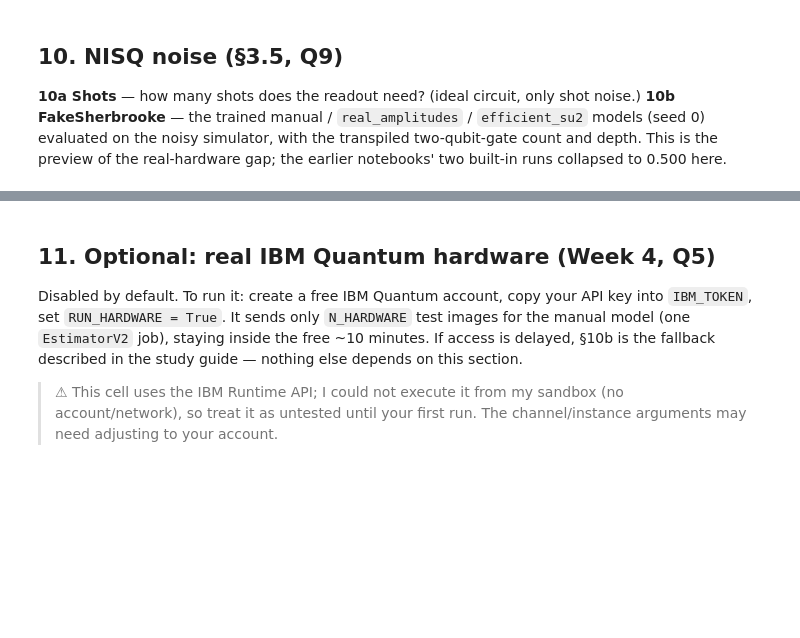
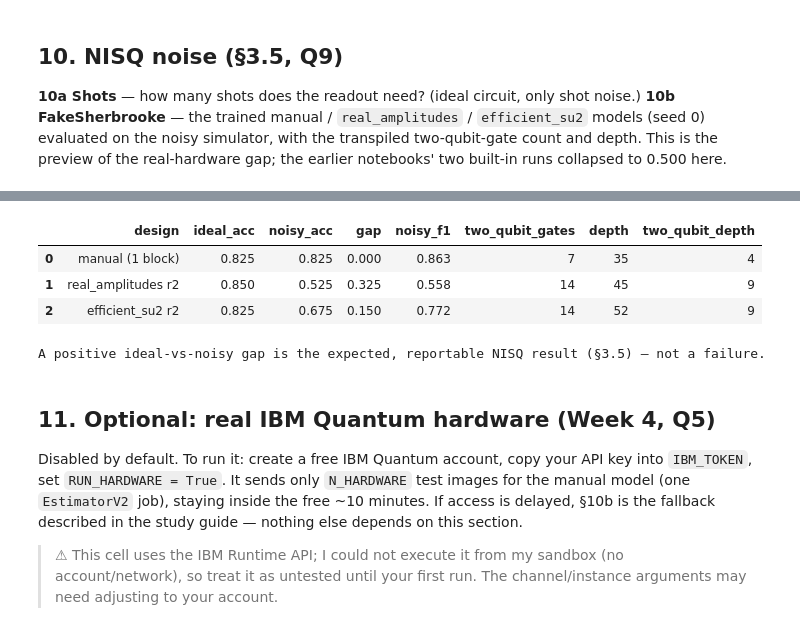
Before and after one commit to nirmal-a-r/hybrid-variational-quantum-classifier, a Jupyter notebook: HVQC_full_project.ipynb, the cells around one changed output, grey strips where cells are left out. Drawn from its saved outputs; the diff is of its cells as text; code cells hidden in the pictures; blank space fills up the shorter version.

```diff
--- a/HVQC_full_project.ipynb
+++ b/HVQC_full_project.ipynb
@@ -479,20 +575,28 @@ display(pd.DataFrame(rows).round(4))
 # %%
 # ---- 10b FakeSherbrooke ----
 backend = FakeSherbrooke(); noisy_sim = AerSimulator.from_backend(backend)
 rows = []; NOISY_Z = {}
 for name in ["manual (1 block)", "real_amplitudes r2", "efficient_su2 r2"]:
     ops, ro = DESIGNS[name]; r = RUNS[(name, "cnn", sd)]
     qc_, obs_ = build_circuit(ops), build_observable(ro)
     tq = transpile(qc_, noisy_sim, optimization_level=1, seed_transpiler=1); ob_t = obs_.apply_layout(tq.layout)
-    est = AerEstimator.from_backend(noisy_sim); est.options.default_shots = SHOTS_NOISY
-    z_noisy = np.array([x.data.evs for x in est.run([(tq, ob_t, list(a) + list(r["theta"])) for a in r["ang_te"][sel]]).result()])
+    est = AerEstimator.from_backend(noisy_sim);
+    z_noisy = np.array([x.data.evs for x in est.run(
+            [(tq, ob_t, list(a) + list(r["theta"])) for a in r["ang_te"][sel]],
+            precision=1/np.sqrt(SHOTS_NOISY)).result()])
     NOISY_Z[name] = z_noisy
     ideal = metrics(y_sel, r["z_te"][sel]); noisy = metrics(y_sel, z_noisy)
     ops_count = tq.count_ops()
     rows.append(dict(design=name, ideal_acc=ideal["acc"], noisy_acc=noisy["acc"], gap=ideal["acc"] - noisy["acc"], noisy_f1=noisy["f1"],
                      two_qubit_gates=ops_count.get("ecr", 0) + ops_count.get("cx", 0), depth=tq.depth(), two_qubit_depth=tq.depth(lambda i: i.operation.num_qubits == 2)))
 df_noise = pd.DataFrame(rows).round(3); display(df_noise)
 print("A positive ideal-vs-noisy gap is the expected, reportable NISQ result (§3.5) — not a failure.")
+# %% [output]
+|  | design | ideal_acc | noisy_acc | gap | noisy_f1 | two_qubit_gates | depth | two_qubit_depth |
+| 0 | manual (1 block) | 0.825 | 0.825 | 0.000 | 0.863 | 7 | 35 | 4 |
+| 1 | real_amplitudes r2 | 0.850 | 0.525 | 0.325 | 0.558 | 14 | 45 | 9 |
+| 2 | efficient_su2 r2 | 0.825 | 0.675 | 0.150 | 0.772 | 14 | 52 | 9 |
+A positive ideal-vs-noisy gap is the expected, reportable NISQ result (§3.5) — not a failure.
 # %% [markdown]
 ## 11. Optional: real IBM Quantum hardware (Week 4, Q5)
 Disabled by default. To run it: create a free IBM Quantum account, copy your API key into `IBM_TOKEN`, set `RUN_HARDWARE = True`. It sends only `N_HARDWARE` test images for the manual model (one `EstimatorV2` job), staying inside the free ~10 minutes. If access is delayed, §10b is the fallback described in the study guide — nothing else depends on this section.
```
Also changed, not shown: parts of 17 cells of this notebook.
